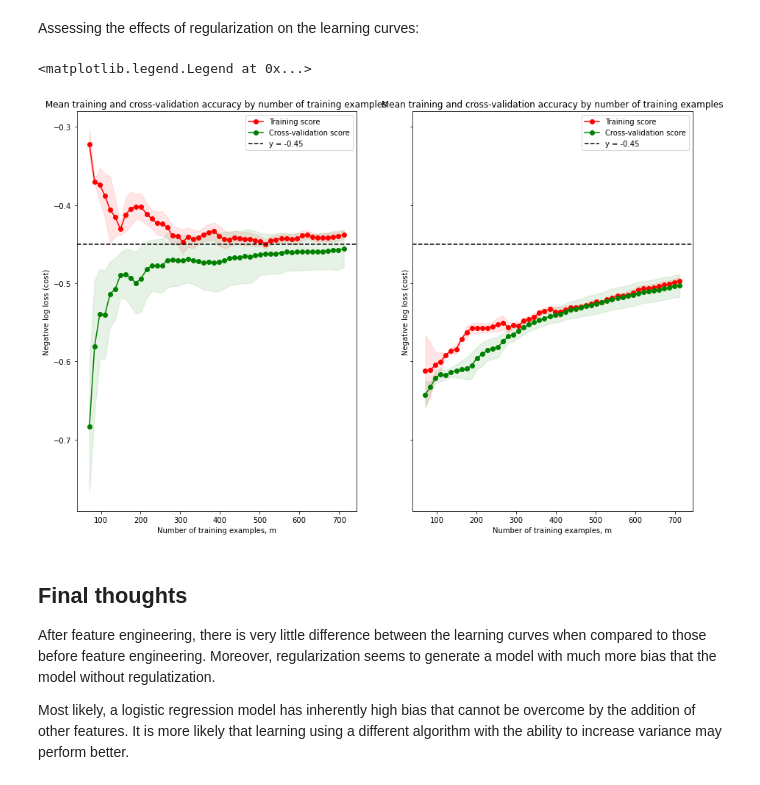
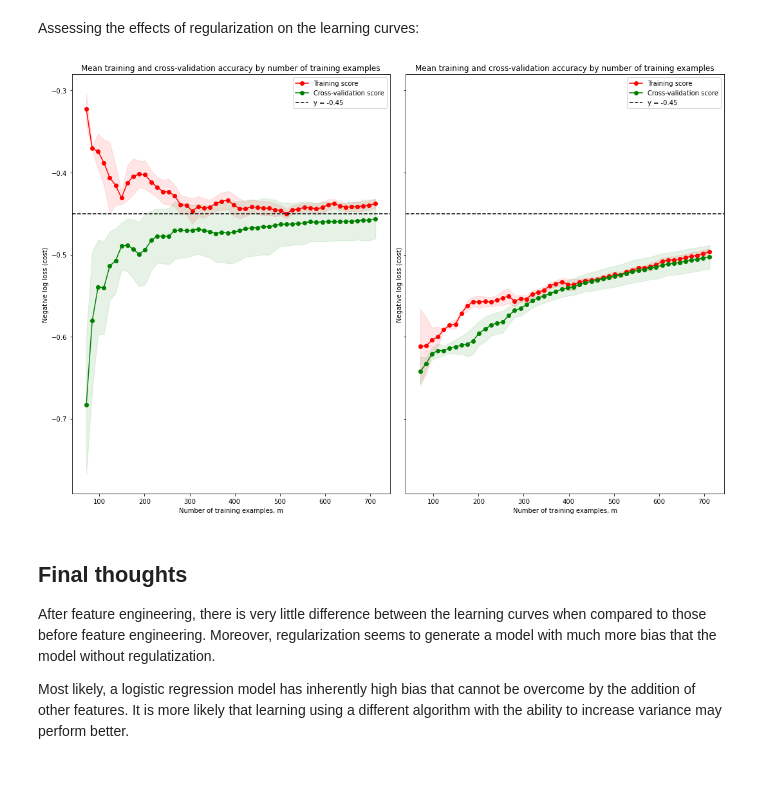
Before and after one commit to mazin-abdelghany/kaggle-learning, a Jupyter notebook: titanic/1_titanic.ipynb, the cells around one changed output. Drawn from its saved outputs; the diff is of its cells as text; code cells hidden in the pictures.

```diff
--- a/titanic/1_titanic.ipynb
+++ b/titanic/1_titanic.ipynb
@@ -1190,35 +1190,36 @@ ax[0].legend(loc="best")
 ax[1].fill_between(
     train_sizes,
     train_loss_mean - train_loss_std,
     train_loss_mean + train_loss_std,
     alpha=0.1,
     color="r",
 )
 
 # show the standard deviation error bars for the testing error
 ax[1].fill_between(
     train_sizes,
     test_loss_mean - test_loss_std,
     test_loss_mean + test_loss_std,
     alpha=0.1,
     color="g",
 )
 
 # plot the errors
 ax[1].plot(train_sizes, train_loss_mean, "o-", color="r", label="Training score")
 ax[1].plot(train_sizes, test_loss_mean, "o-", color="g", label="Cross-validation score")
 ax[1].axhline(y=-0.45, color='black', linestyle='--', label='y = -0.45')
 
 # label the plot
 ax[1].set_title('Mean training and cross-validation accuracy by number of training examples')
 ax[1].set_ylabel('Negative log loss (cost)')
 ax[1].set_xlabel('Number of training examples, m')
 
 # set the legend location
 ax[1].legend(loc="best")
+
+plt.tight_layout()
 # %% [output]
-<matplotlib.legend.Legend at 0x...>
-[figure, old version]
+[figure, new version]
 # %% [markdown]
 ## Final thoughts
 After feature engineering, there is very little difference between the learning curves when compared to those before feature engineering. Moreover, regularization seems to generate a model with much more bias that the model without regulatization.
```
Also changed, not shown: parts of 3 cells of this notebook.
